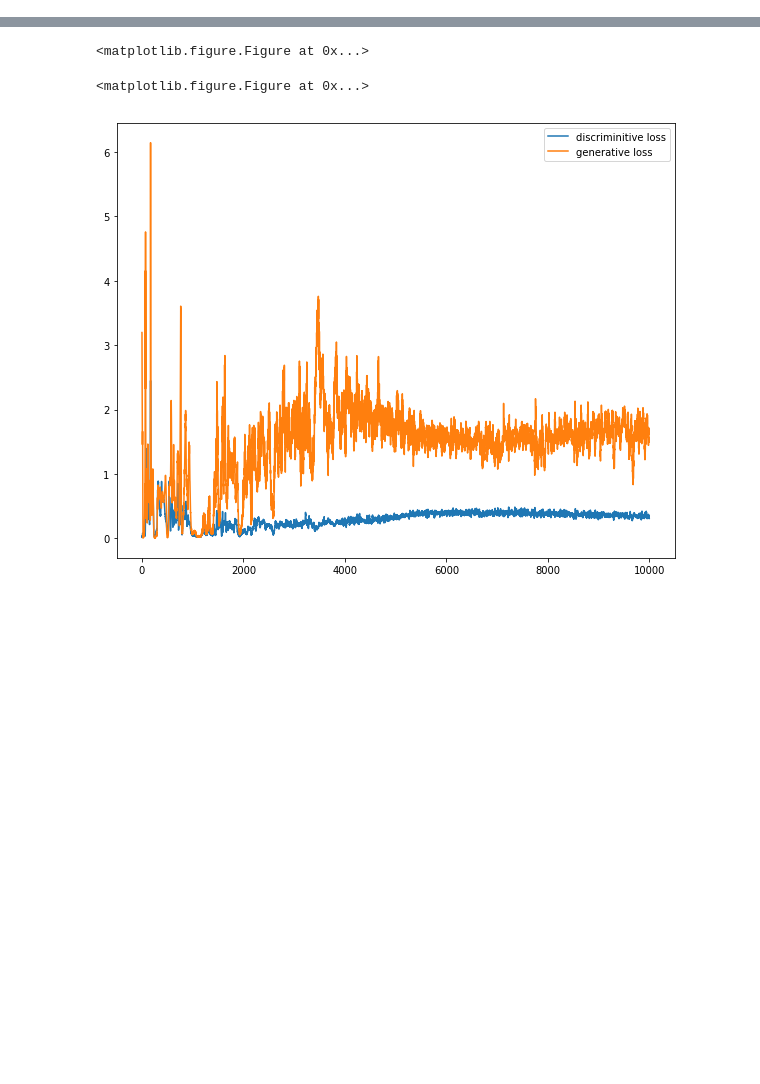
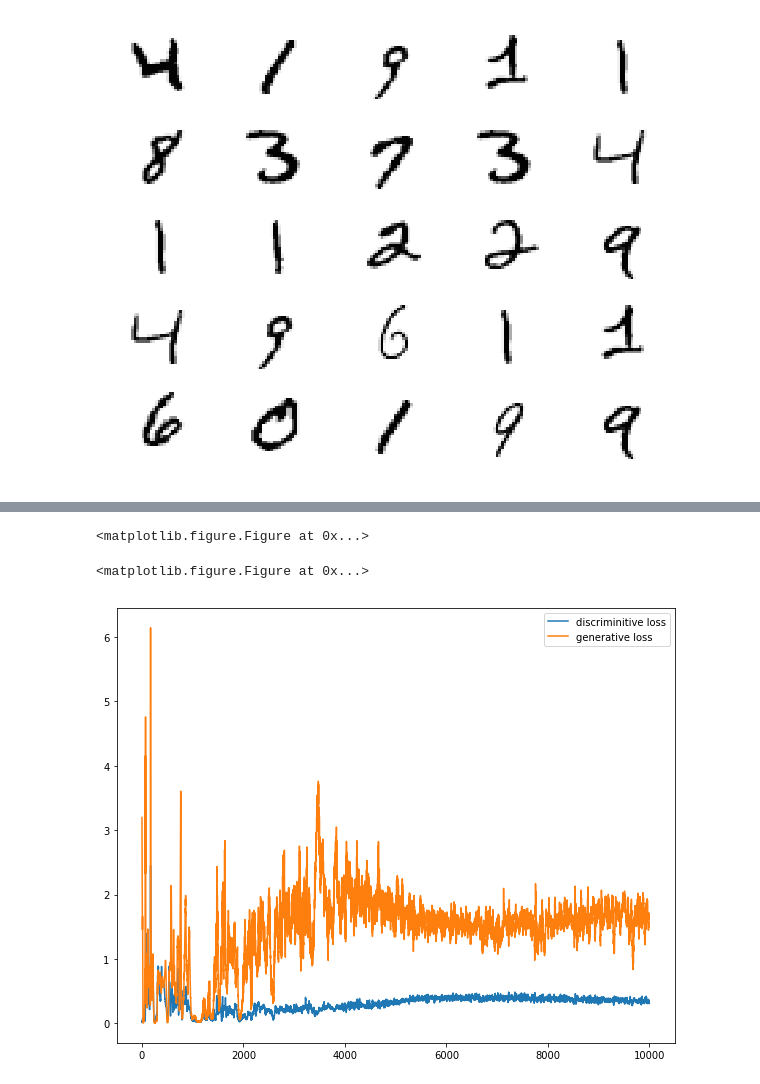
Before and after one commit to sk-g/MNISTGANTemp, a Jupyter notebook: MNIST GAN.ipynb, the cells around one changed output, grey strips where cells are left out. Drawn from its saved outputs; the diff is of its cells as text; code cells hidden in the pictures; blank space fills up the shorter version.

```diff
--- a/MNIST GAN.ipynb
+++ b/MNIST GAN.ipynb
@@ -39,2 +38,18 @@ Downloading data from https://s3.amazonaws.com/img-datasets/mnist.npz
+# %%
+def plotter(n_images = 36):
+
+    dim = (np.sqrt(n_images),np.sqrt(n_images))
+
+    plt.figure(figsize=(10,8))
+
+    indices = [random.randint(0,n_images) for i in range(n_images)]
+    for i in range(len(indices)):
+        plt.subplot(dim[0],dim[1],i+1)
+        img = X_train[indices[i],0]
+        plt.imshow(img, cmap="Greys")
+        plt.axis("off")
+plotter(25)
+# %% [output]
+[figure, added]
 # %%
 # Freeze weights in the discriminator for stacked training
```
Also changed, not shown: parts of 11 cells of this notebook, 52 other files.
